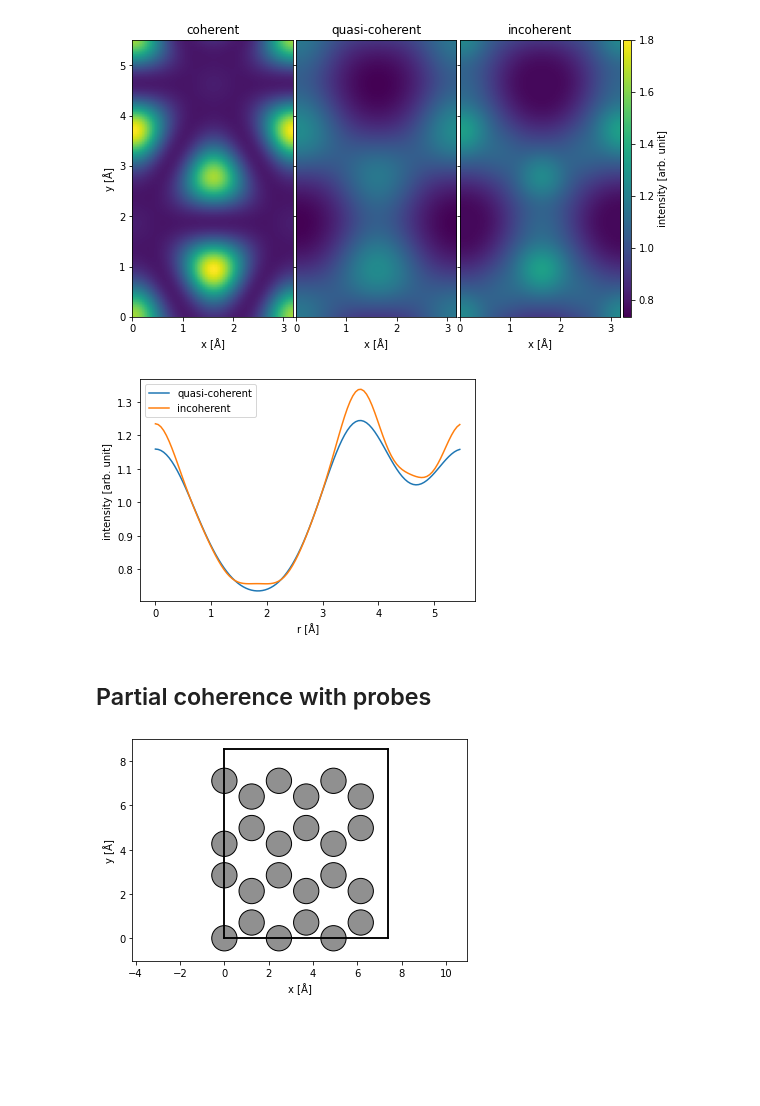
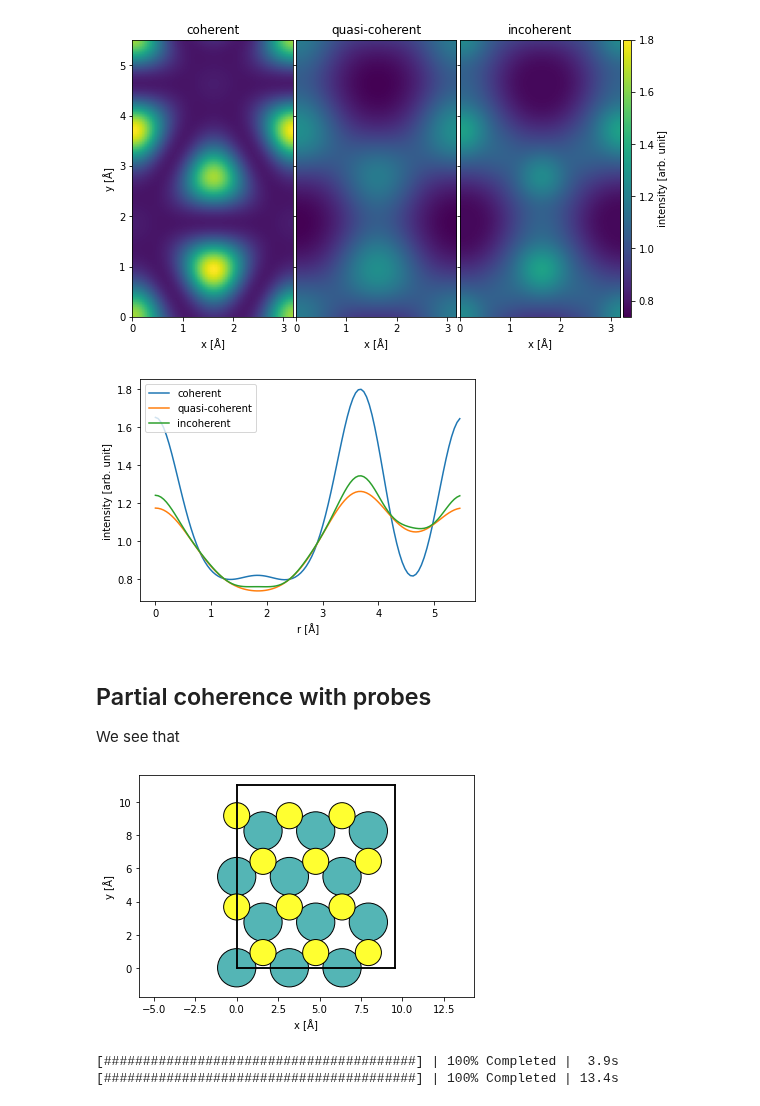
Before and after one commit to abTEM/doc, a Jupyter notebook: docs/user_guide/walkthrough/partial_coherence.ipynb, the cells around one changed output. Drawn from its saved outputs; the diff is of its cells as text; code cells hidden in the pictures; blank space fills up the shorter version.

```diff
--- a/docs/user_guide/walkthrough/partial_coherence.ipynb
+++ b/docs/user_guide/walkthrough/partial_coherence.ipynb
@@ -125,17 +136,19 @@ stack.show(
 # %% [output]
 [figure]
 # %%
-stack[1:].interpolate_line(start=(0, 0), end=(0, stack.extent[1])).show();
+stack.interpolate_line(start=(0, 0), end=(0, stack.extent[1])).show();
 # %% [output]
-[figure, old version]
+[figure, new version]
 # %% [markdown]
 ## Partial coherence with probes
+
+We see that
 # %%
-atoms = ase.build.graphene(vacuum=2)
+atoms = ase.build.mx2(vacuum=2)
 
 atoms = abtem.orthogonalize_cell(atoms) * (3, 2, 1)
 
 abtem.show_atoms(atoms);
 # %% [output]
-[figure, old version]
+[figure, new version]
 # %%
@@ -152,15 +166,17 @@ defocus_distribution = abtem.distributions.gaussian(
     ensemble_mean=False,
 )
 # %%
-probe_coherent = abtem.Probe(energy=60e3, semiangle_cutoff=30, sampling=0.05)
+probe_coherent = abtem.Probe(energy=energy, semiangle_cutoff=30, sampling=0.05)
 probe_temporal = abtem.Probe(
-    energy=60e3, semiangle_cutoff=30, sampling=0.05, defocus=defocus_distribution
+    energy=energy, semiangle_cutoff=30, sampling=0.05, defocus=defocus_distribution
 )
 
 detector = abtem.PixelatedDetector()
 
 scan = abtem.GridScan.from_fractional_coordinates(
-    atoms, (0, 0), (1 / 3, 1 / 2), sampling=0.1
+    atoms,
+    (0, 0),
+    (1 / 3, 1 / 2),  # sampling=0.15
 )
 
 measurement_coherent = probe_coherent.scan(
@@ -170,3 +186,6 @@ measurement_coherent = probe_coherent.scan(
 measurement_temporal = probe_temporal.scan(
     atoms, detectors=detector, scan=scan
 ).compute()
+# %% [output]
+[########################################] | 100% Completed |  3.9s
+[########################################] | 100% Completed | 13.4s
```
Also changed, not shown: parts of 23 cells of this notebook, 1 other file.
